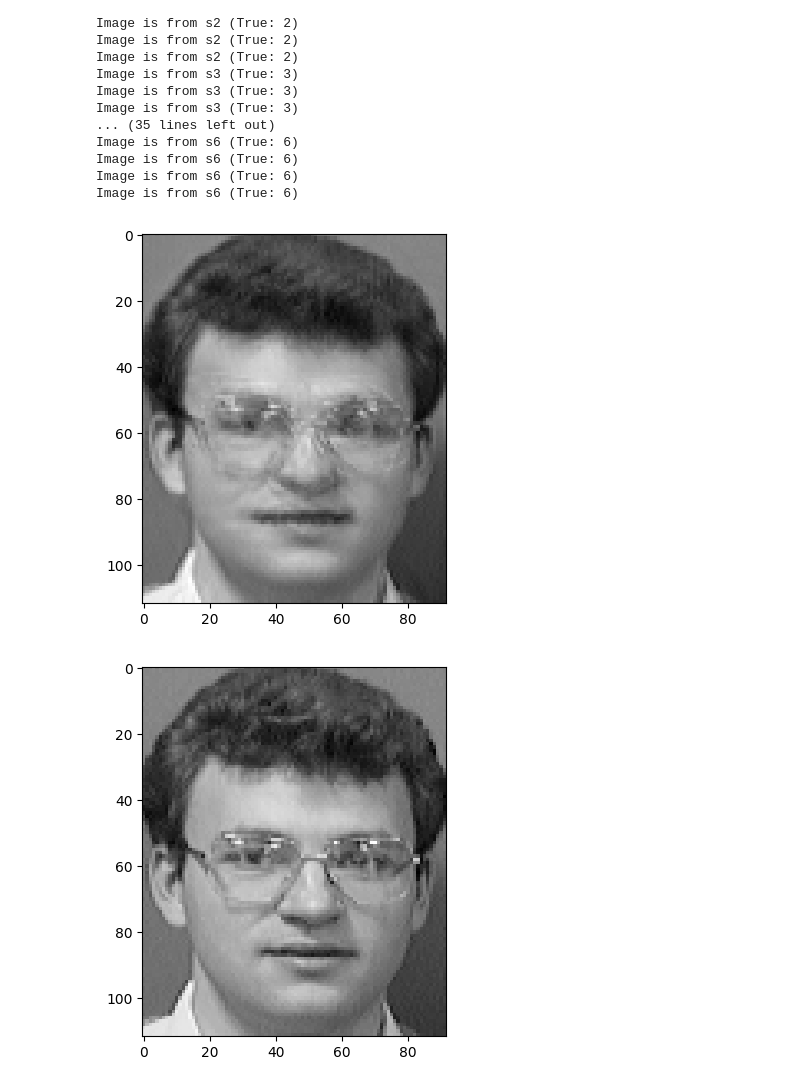
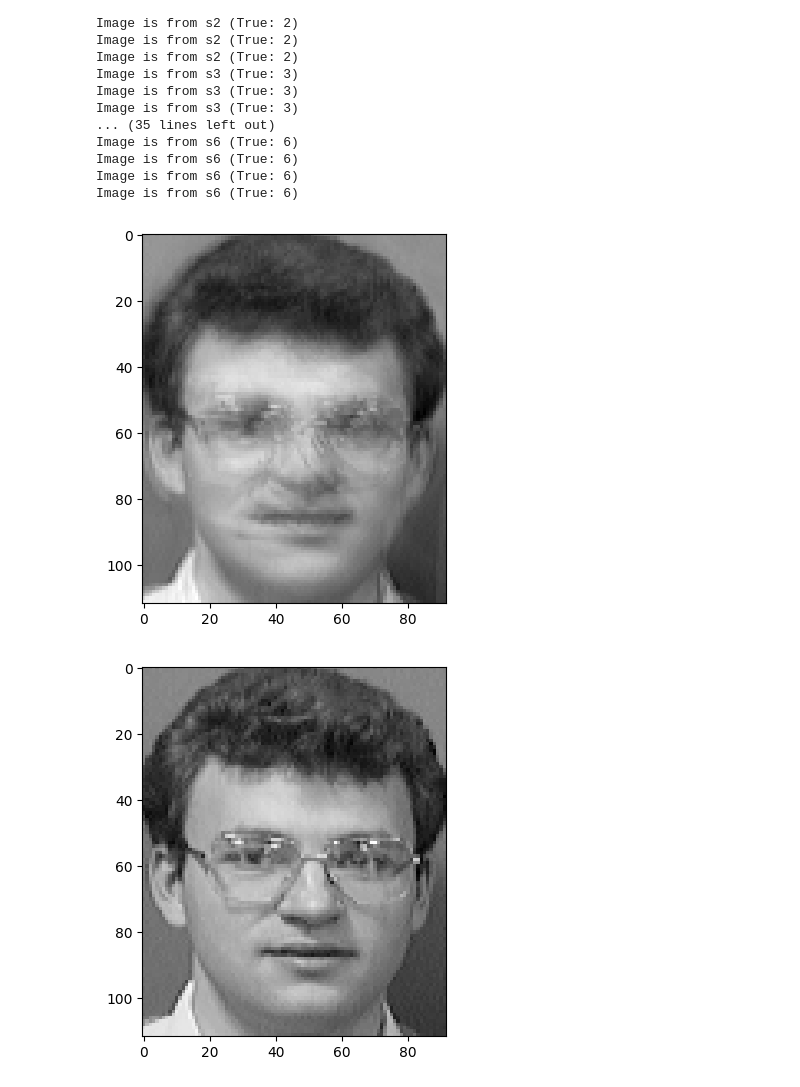
Before and after one commit to naufal101006/Proyek_MA3022, a Jupyter notebook: main.ipynb, the cells around one changed output. Cells and saved outputs as stored; diff of their text form; code cells hidden in the pictures.

```diff
--- a/main.ipynb
+++ b/main.ipynb
@@ -100,17 +100,17 @@ Image is from s6 (True: 6)
 Image is from s6 (True: 6)
 # %%
 # Get U_10
-U_10 = get_U_k(15)
+U_10 = get_U_k(10)
 
 # Get coordinate of training image in eigenspace
-x = U_10[:, :15].dot(U_10[:, :15].transpose().dot(X[20])) + mean_face
+x = U_10[:, :10].dot(U_10[:, :10].transpose().dot(X[20])) + mean_face
 
 # Show result
 plt.imshow(x.reshape((112, 92)), cmap='gray')
 plt.show()
 
 plt.imshow((X[20] + mean_face).reshape((112, 92)), cmap='gray')
 plt.show()
 # %% [output]
-[figure, old version]
+[figure, new version]
 [figure]
```
